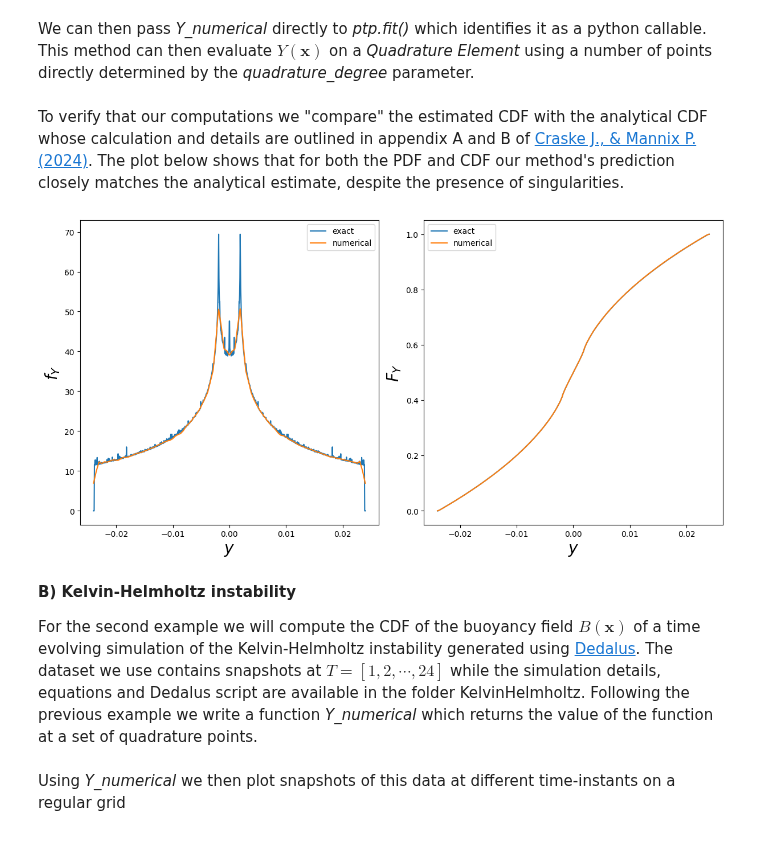
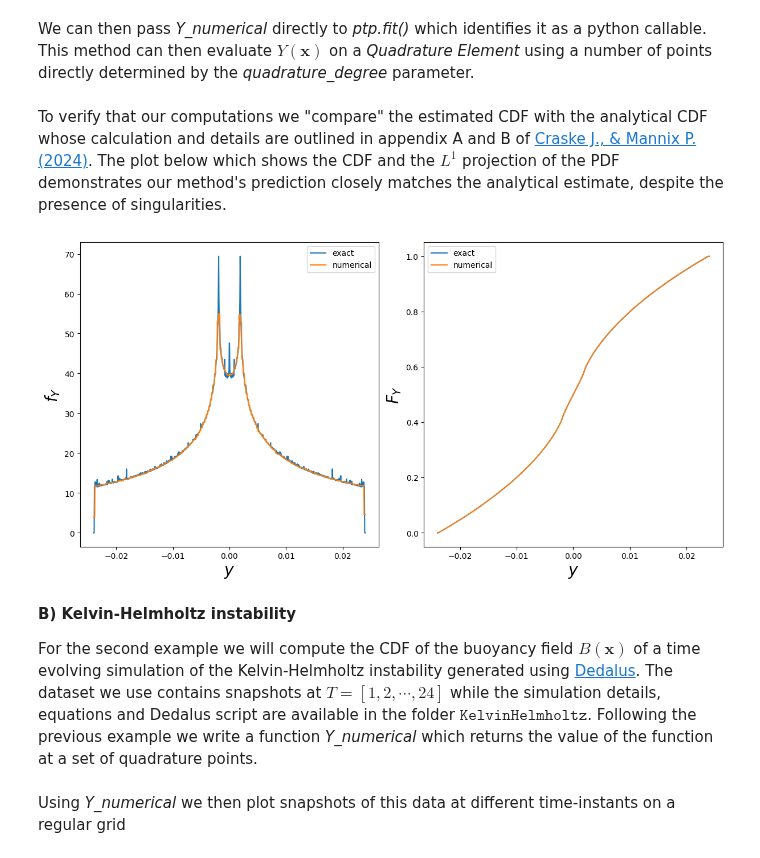
Before and after one commit to D-stratify/Numdf, a Jupyter notebook: notebooks/example_notebooks/Example_2_numerical_functions.ipynb, the cells around one changed output. Drawn from its saved outputs; the diff is of its cells as text; code cells hidden in the pictures.

Commit message:
Update method for computing the PDF

```diff
--- a/notebooks/example_notebooks/Example_2_numerical_functions.ipynb
+++ b/notebooks/example_notebooks/Example_2_numerical_functions.ipynb
@@ -83,13 +83,13 @@ To approximate the cdf of $Y(\mathbf{x})$ using NumDF we first create a *Ptp* ob
 # %%
 y_min = -0.024
 y_max =  0.024
-ptp = Ptp(Omega_X={'x1': (0, 2*np.pi/k), 'x2': (0, 1)}, Omega_Y={'Y': (y_min, y_max)}, n_elements=100)
+ptp = Ptp(Omega_X={'x1': (0, 2*np.pi/k), 'x2': (0, 1)}, Omega_Y={'Y': (y_min, y_max)}, n_elements=200)
 # %% [markdown]
 We can then pass *Y_numerical* directly to *ptp.fit()* which identifies it as a python callable. This method can then evaluate $Y(\mathbf{x})$ on a *Quadrature Element* using a number of points directly determined by the *quadrature_degree* parameter.
 # %%
-density = ptp.fit(Y_numerical, quadrature_degree=500)
+density = ptp.fit(Y_numerical, quadrature_degree=1000)
 # %% [markdown]
-To verify that our computations we "compare" the estimated CDF with the analytical CDF whose calculation and details are outlined in appendix A and B of [Craske J., & Mannix P. (2024)](https://arxiv.org/abs/2408.08028). The plot below shows that for both the PDF and CDF our method's prediction closely matches the analytical estimate, despite the presence of singularities.
+To verify that our computations we "compare" the estimated CDF with the analytical CDF whose calculation and details are outlined in appendix A and B of [Craske J., & Mannix P. (2024)](https://arxiv.org/abs/2408.08028). The plot below which shows the CDF and the $L^1$ projection of the PDF demonstrates our method's prediction closely matches the analytical estimate, despite the presence of singularities.
 # %%
 def lorenz_density(n=10**3):
     """
@@ -116,39 +116,39 @@ def lorenz_density(n=10**3):
 
     # Compute the CDF
     F = cumulative_trapezoid(y=f,x=y,initial=0)
 
     return f,F,y
 
 # Obtain the semi-analytical denisty
 f,F,y = lorenz_density(n=(10**3))
 
 # Obtain the ptp estimate of the density
 F_num = np.asarray(density.cdf.at(y))
-f_num = np.asarray(density.pdf.at(y))
+f_num = np.asarray(density.pdf['f_tilde'].at(y))
 
 # Comapre the analytical and estimated density
 fig,ax = plt.subplots(nrows=1, ncols=2, figsize=(12,6), layout='constrained')
 
 ax[0].plot(y,f,label='exact')
 ax[0].plot(y,f_num,label='numerical')
 ax[0].set_ylabel(r'$f_Y$',fontsize=20)
 ax[0].set_xlabel(r'$y$',fontsize=20)
 ax[0].legend()
 
 ax[1].plot(y,F,label='exact')
 ax[1].plot(y,F_num,label='numerical')
 ax[1].set_ylabel(r'$F_Y$',fontsize=20)
 ax[1].set_xlabel(r'$y$',fontsize=20)
 
 ax[1].legend()
 
 plt.show()
 # %% [output]
-[figure, old version]
+[figure, new version]
 # %% [markdown]
 **B) Kelvin-Helmholtz instability**
 
-For the second example we will compute the CDF of the buoyancy field $B(\mathbf{x})$ of a time evolving simulation of the Kelvin-Helmholtz instability generated using [Dedalus](https://dedalus-project.org/). The dataset we use contains snapshots at $T=[1,2, \cdots, 24]$ while the simulation details, equations and Dedalus script are available in the folder KelvinHelmholtz. Following the previous example we write a function *Y_numerical* which returns the value of the function at a set of quadrature points.
+For the second example we will compute the CDF of the buoyancy field $B(\mathbf{x})$ of a time evolving simulation of the Kelvin-Helmholtz instability generated using [Dedalus](https://dedalus-project.org/). The dataset we use contains snapshots at $T=[1,2, \cdots, 24]$ while the simulation details, equations and Dedalus script are available in the folder $\texttt{KelvinHelmholtz}$. Following the previous example we write a function *Y_numerical* which returns the value of the function at a set of quadrature points.
 # %%
 import h5py
 from scipy.interpolate import RegularGridInterpolator
```
Also changed, not shown: parts of 5 cells of this notebook, 9 other files.
